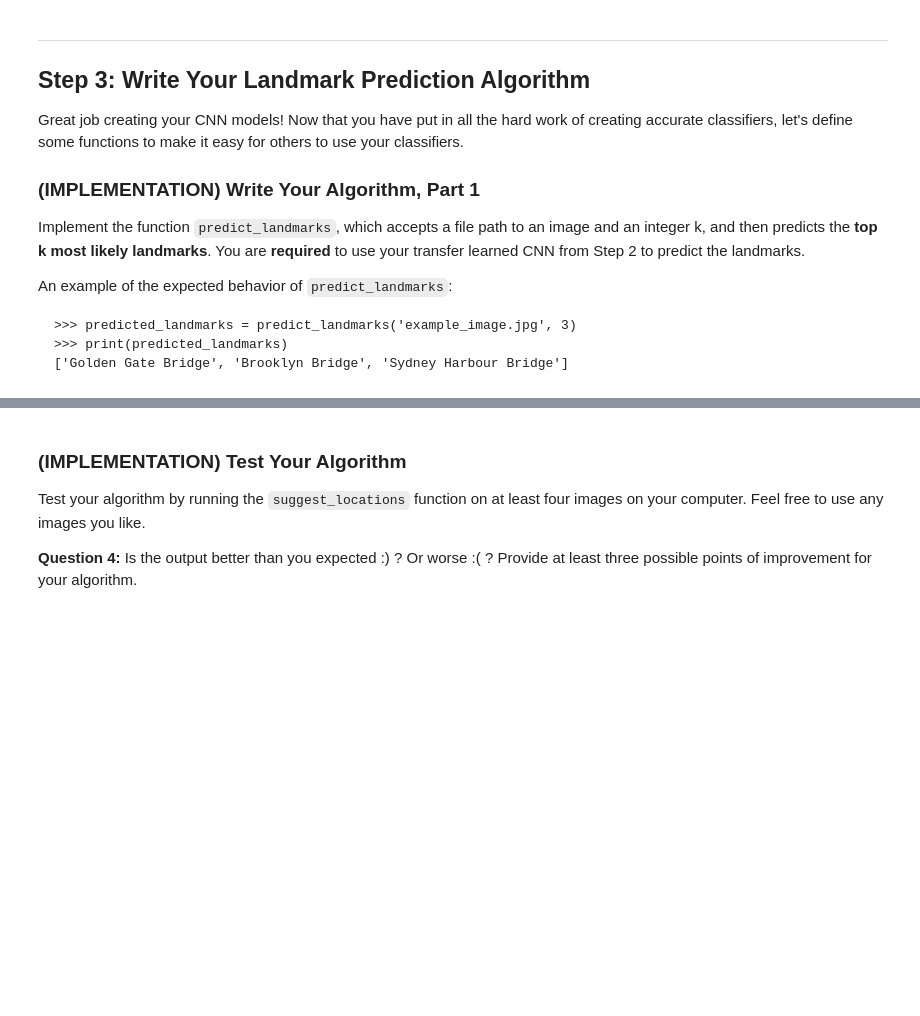
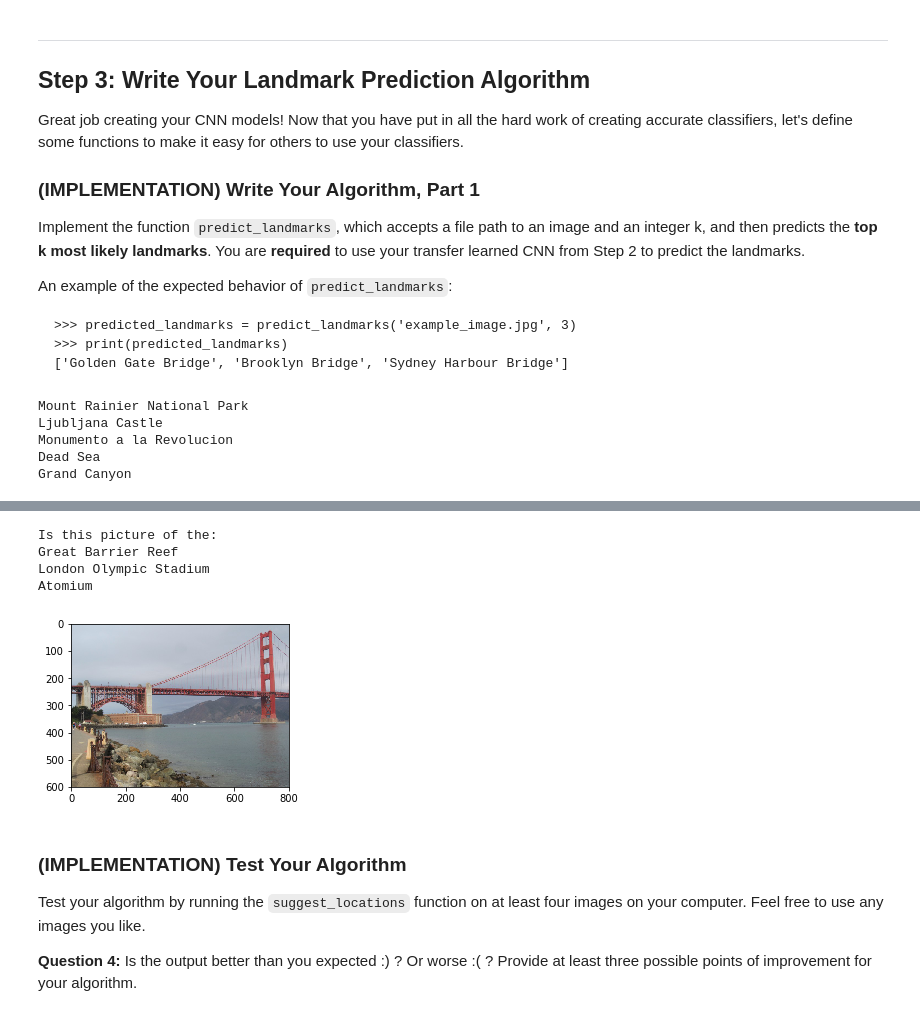
Before and after one commit to gichelli/deep_learning_p2, a Jupyter notebook: landmark.ipynb, the cells around one changed output, grey strips where cells are left out. Saved outputs shown, nothing was run; the diff lists cells and outputs as text; code cells hidden in the pictures; blank space fills up the shorter version.

```diff
--- a/landmark.ipynb
+++ b/landmark.ipynb
@@ -829,7 +569,7 @@ criterion_transfer = nn.CrossEntropyLoss()
 
 def get_optimizer_transfer(model):
     ## TODO: select and return optimizer
-    optimizer = optim.SGD(vgg16.classifier.parameters(), lr=0.001)
+    optimizer = optim.SGD(model.classifier.parameters(), lr=0.02)
     return optimizer
 # %% [markdown]
 ### (IMPLEMENTATION) Model Architecture
@@ -867,5 +617,2 @@ VGG(
-# %%
-x = get_optimizer_transfer()
-print(x)
 # %% [markdown]
 __Question 3:__ Outline the steps you took to get to your final CNN architecture and your reasoning at each step.  Describe why you think the architecture is suitable for the current problem.
@@ -946,0 +637,3 @@ NameError: name 'vgg16' is not defined
+# %%
+model_transfer = train(15, loaders_transfer, model_transfer, get_optimizer_transfer(model_transfer),
+                      criterion_transfer, use_cuda, 'model_transfer.pt')
@@ -976,11 +694,37 @@ from PIL import Image
 
 def predict_landmarks(img_path, k):
     ## TODO: return the names of the top k landmarks predicted by the transfer learned CNN
+    count = 0
+    images, labels = next(iter(trainloader))
 
+    # move model inputs to cuda, if GPU available
+    if use_cuda:
+        images = images.cuda()
 
+    # get sample outputs
+    output = model_transfer(images)
+    # convert output probabilities to predicted class
+    _, preds_tensor = torch.max(output, 1)
+    preds = set((np.squeeze(preds_tensor.numpy()) if not use_cuda else np.squeeze(preds_tensor.cpu().numpy())).flatten())
+
+    for i in preds:
+        count += 1
+        x = dataset.classes[i]
+        s = x.split('_')
+        j = ' '
+        name = j.join(s)
+        print(name[3:])
+        if(count == k):
+            break;
 
 # test on a sample image
 predict_landmarks('images/test/09.Golden_Gate_Bridge/190f3bae17c32c37.jpg', 5)
+# %% [output]
+Mount Rainier National Park
+Ljubljana Castle
+Monumento a la Revolucion
+Dead Sea
+Grand Canyon
 # %% [markdown]
 ### (IMPLEMENTATION) Write Your Algorithm, Part 2
 
@@ -989,17 +733,28 @@ In the code cell below, implement the function `suggest_locations`, which accept
 Some sample output for `suggest_locations` is provided below, but feel free to design your own user experience!
 ![](images/sample_landmark_output.png)
 # %%
+import re
 def suggest_locations(img_path):
+    print("Is this picture of the:")
+
     # get landmark predictions
     predicted_landmarks = predict_landmarks(img_path, 3)
 
     ## TODO: display image and display landmark predictions
-
-
-
+    #read the image
+    im = Image.open(img_path)
+    fig = plt.figure(figsize=(12,3))
+    plt.imshow(im)
+    plt.show()
 
 # test on a sample image
 suggest_locations('images/test/09.Golden_Gate_Bridge/190f3bae17c32c37.jpg')
+# %% [output]
+Is this picture of the:
+Great Barrier Reef
+London Olympic Stadium
+Atomium
+[figure, added]
 # %% [markdown]
 ### (IMPLEMENTATION) Test Your Algorithm
 
```
Also changed, not shown: parts of 36 cells of this notebook, 6 other files.
